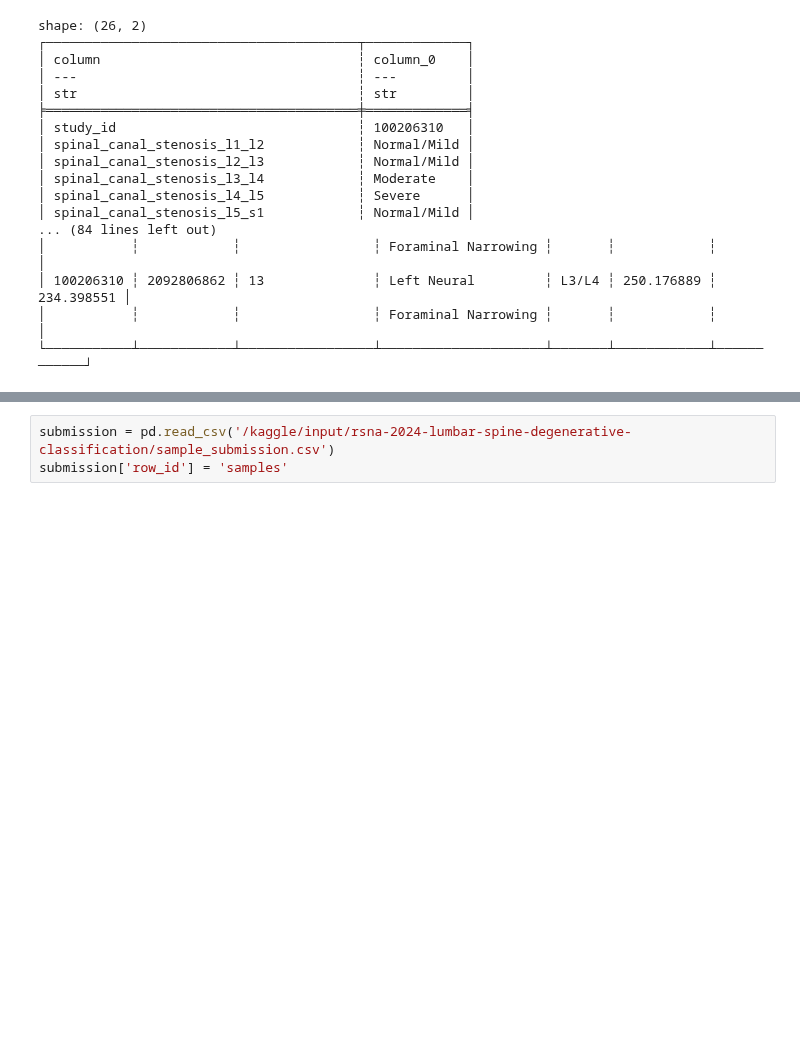
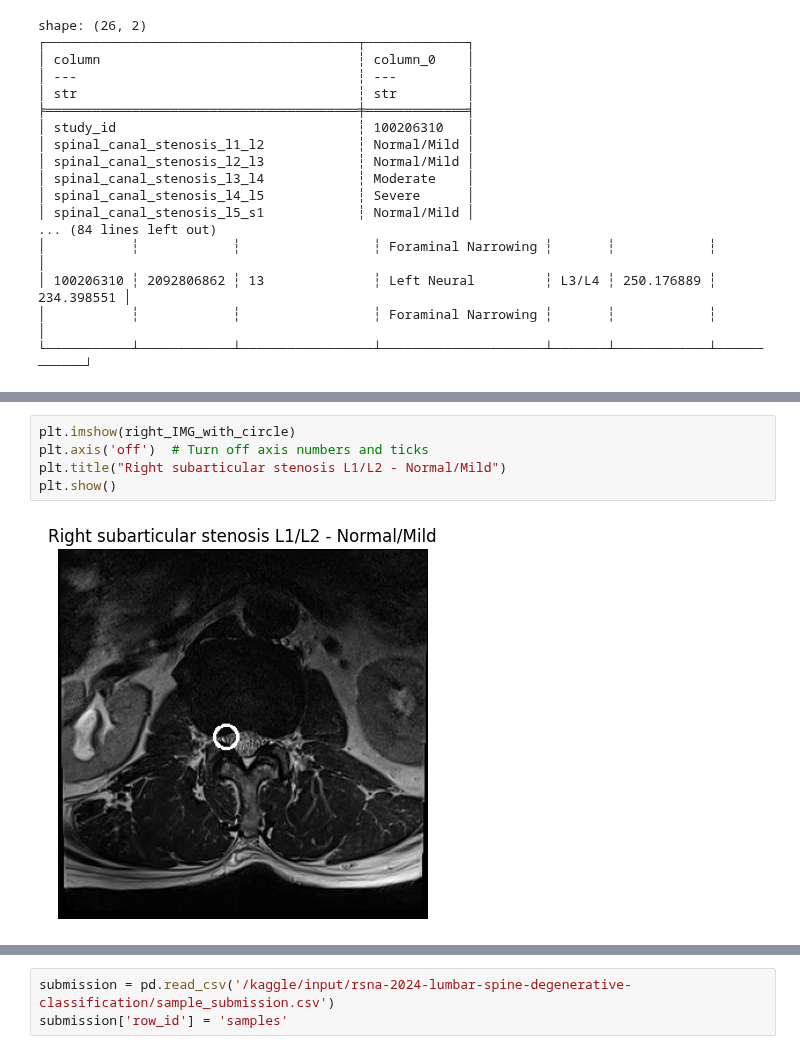
Before and after one commit to sumaniitm/RSNA-2024-Lumbar-Spine-Degenerative-Classification, a Jupyter notebook: primary-problem-study-rsna-2024.ipynb, the cells around one changed output, grey strips where cells are left out. Cells and saved outputs as stored; diff of their text form; blank space fills up the shorter version.

```diff
--- a/primary-problem-study-rsna-2024.ipynb
+++ b/primary-problem-study-rsna-2024.ipynb
@@ -67,0 +95,7 @@ shape: (26, 2)
+# %%
+plt.imshow(right_IMG_with_circle)
+plt.axis('off')  # Turn off axis numbers and ticks
+plt.title("Right subarticular stenosis L1/L2 - Normal/Mild")
+plt.show()
+# %% [output]
+[figure, added]
```
Also changed, not shown: parts of 9 cells of this notebook.
